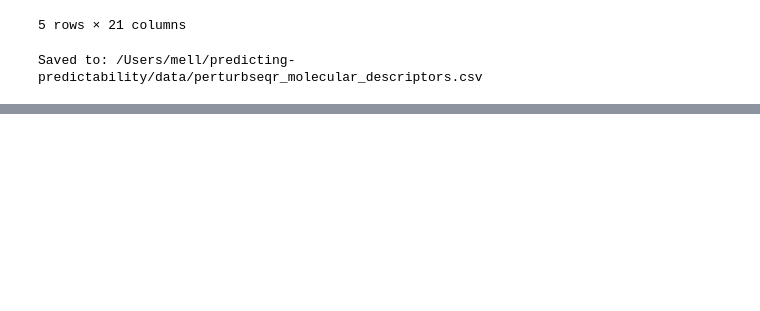
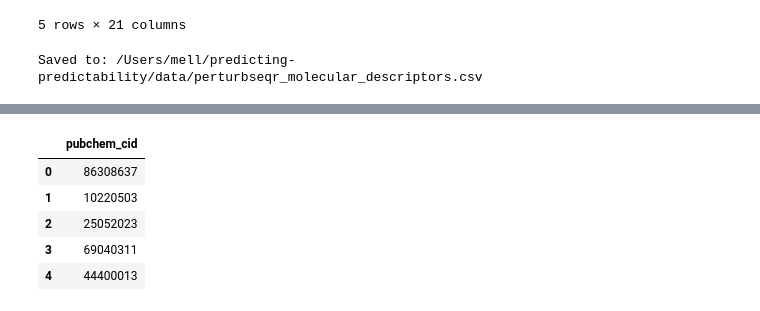
Before and after one commit to mell508-gif/predicting-predictability, a Jupyter notebook: notebooks/objective_2_rdkit_fingerprints.ipynb, the cells around one changed output, grey strips where cells are left out. Cells and saved outputs as stored; diff of their text form; code cells hidden in the pictures; blank space fills up the shorter version.

```diff
--- a/notebooks/objective_2_rdkit_fingerprints.ipynb
+++ b/notebooks/objective_2_rdkit_fingerprints.ipynb
@@ -483,0 +397,10 @@ Saved to: /Users/mell/predicting-predictability/data/descriptor_summary_statisti
+# %%
+from pathlib import Path
+import pandas as pd
+
+data_path = Path.home() / "predicting-predictability" / "data" / "drug_master.json"
+
+compounds_df = pd.read_json(data_path).T.reset_index(drop=True)
+
+print(compounds_df.shape)
+compounds_df.head()
@@ -483,0 +421,9 @@ Saved to: /Users/mell/predicting-predictability/data/descriptor_summary_statisti
+# %%
+compounds_df[[CID_COL]].head()
+# %% [output]
+|  | pubchem_cid |
+| 0 | 86308637 |
+| 1 | 10220503 |
+| 2 | 25052023 |
+| 3 | 69040311 |
+| 4 | 44400013 |
```
Also changed, not shown: parts of 32 cells of this notebook, 1 other file.
